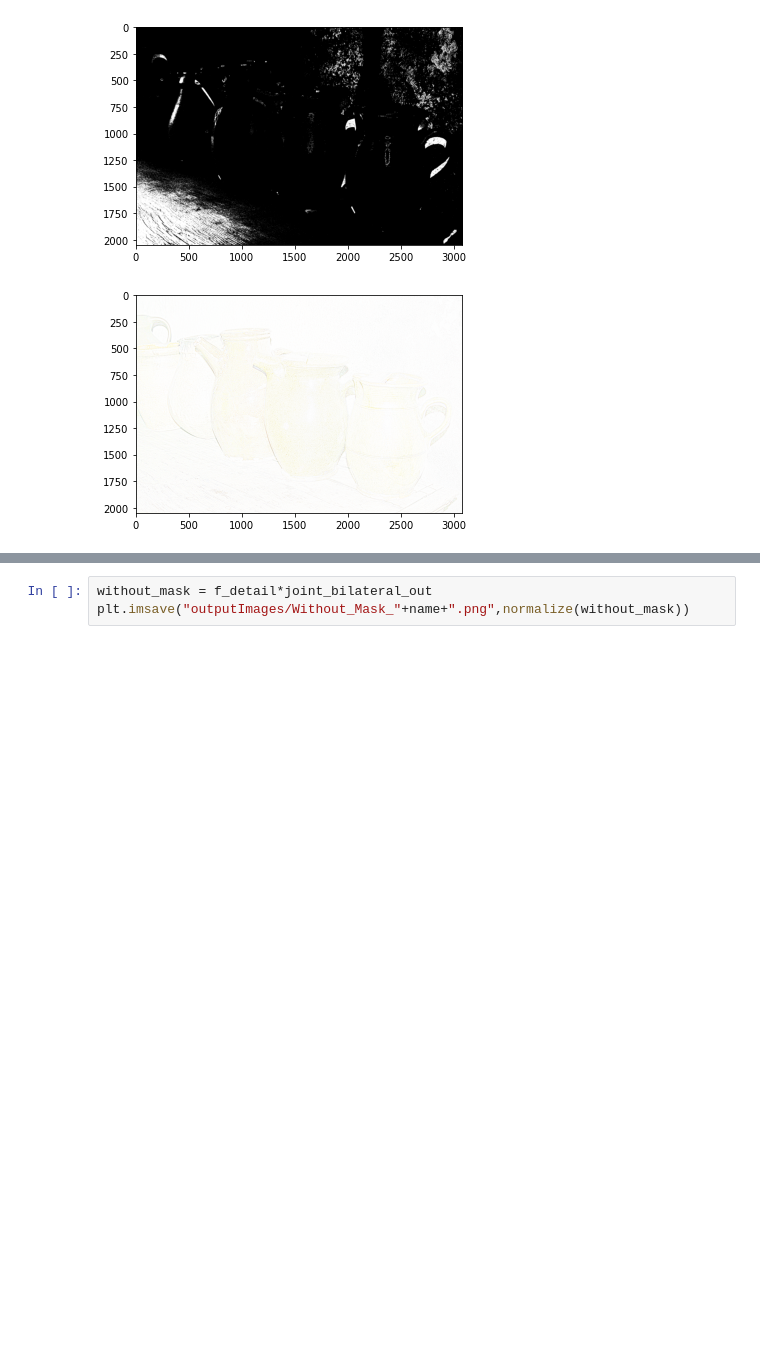
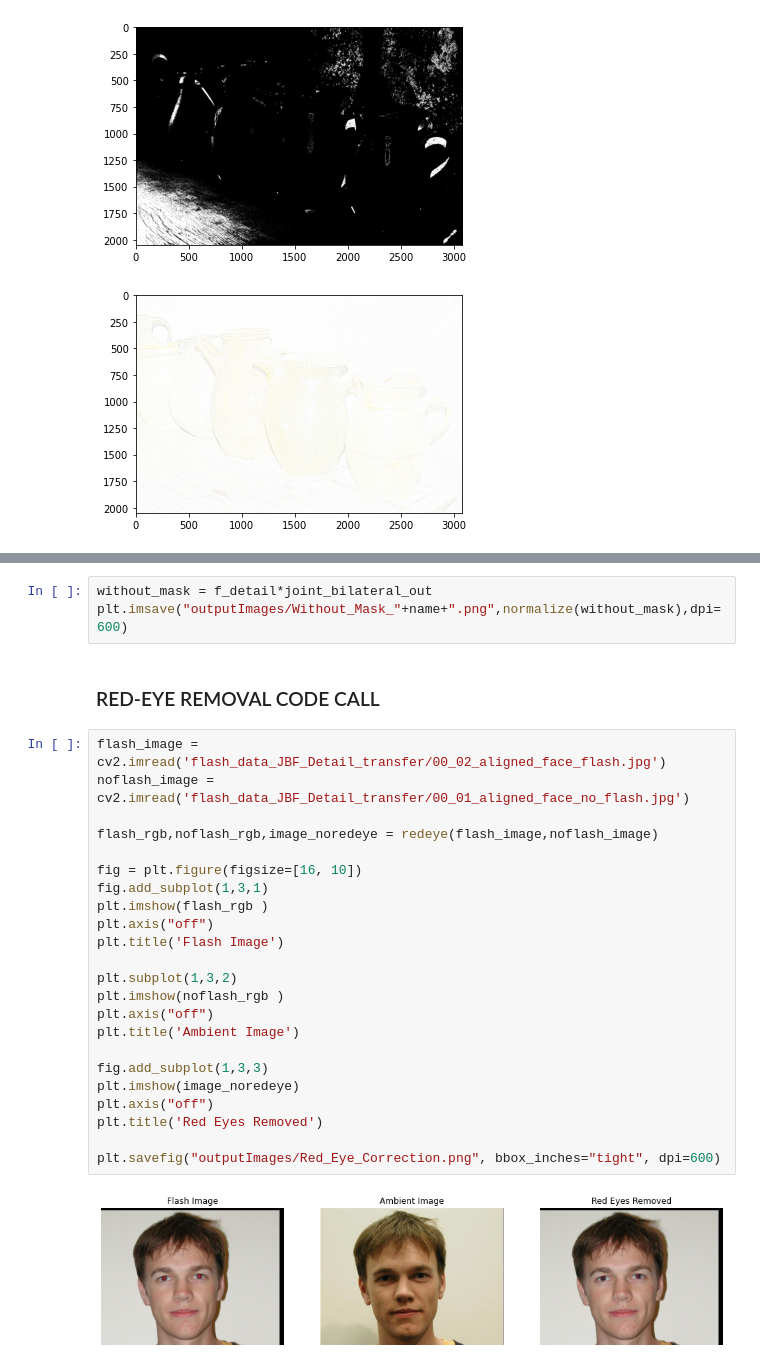
Before and after one commit to soham2109/CS-663-Assignments, a Jupyter notebook: CS-663-Project/FinalProject.ipynb, the cells around one changed output, grey strips where cells are left out. Cells and saved outputs as stored; diff of their text form; blank space fills up the shorter version.

```diff
--- a/CS-663-Project/FinalProject.ipynb
+++ b/CS-663-Project/FinalProject.ipynb
@@ -203,3 +274,30 @@ final = remove_noise(name, bilateral_noflash, f_detail, joint_bilateral_out, mas
 # %%
 without_mask = f_detail*joint_bilateral_out
-plt.imsave("outputImages/Without_Mask_"+name+".png",normalize(without_mask))
+plt.imsave("outputImages/Without_Mask_"+name+".png",normalize(without_mask),dpi=600)
+# %% [markdown]
+### RED-EYE REMOVAL CODE CALL
+# %%
+flash_image = cv2.imread('flash_data_JBF_Detail_transfer/00_02_aligned_face_flash.jpg')
+noflash_image = cv2.imread('flash_data_JBF_Detail_transfer/00_01_aligned_face_no_flash.jpg')
+
+flash_rgb,noflash_rgb,image_noredeye = redeye(flash_image,noflash_image)
+
+fig = plt.figure(figsize=[16, 10])
+fig.add_subplot(1,3,1)
+plt.imshow(flash_rgb )
+plt.axis("off")
+plt.title('Flash Image')
+
+plt.subplot(1,3,2)
+plt.imshow(noflash_rgb )
+plt.axis("off")
+plt.title('Ambient Image')
+
+fig.add_subplot(1,3,3)
+plt.imshow(image_noredeye)
+plt.axis("off")
+plt.title('Red Eyes Removed')
+
+plt.savefig("outputImages/Red_Eye_Correction.png", bbox_inches="tight", dpi=600)
+# %% [output]
+[figure, added]
```
Also changed, not shown: parts of 5 cells of this notebook, 43 other files.
